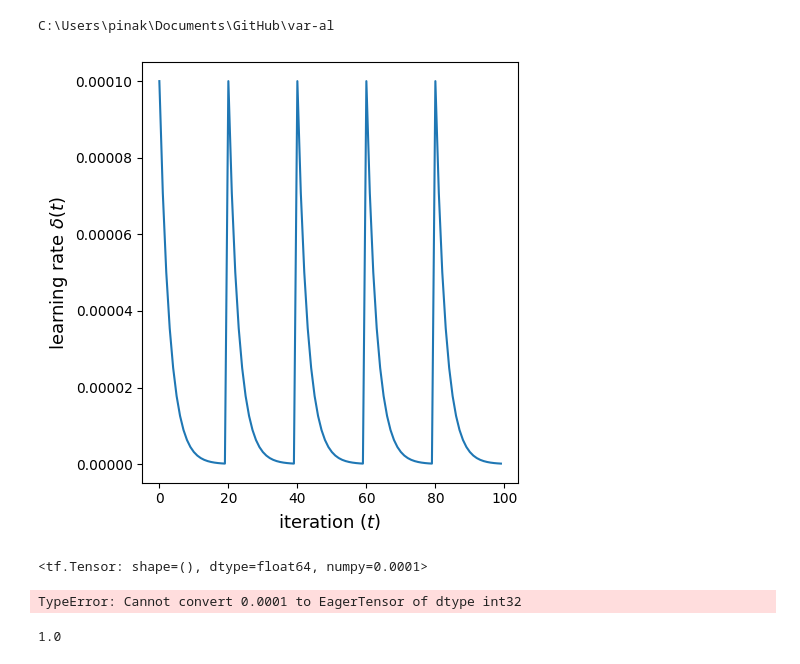
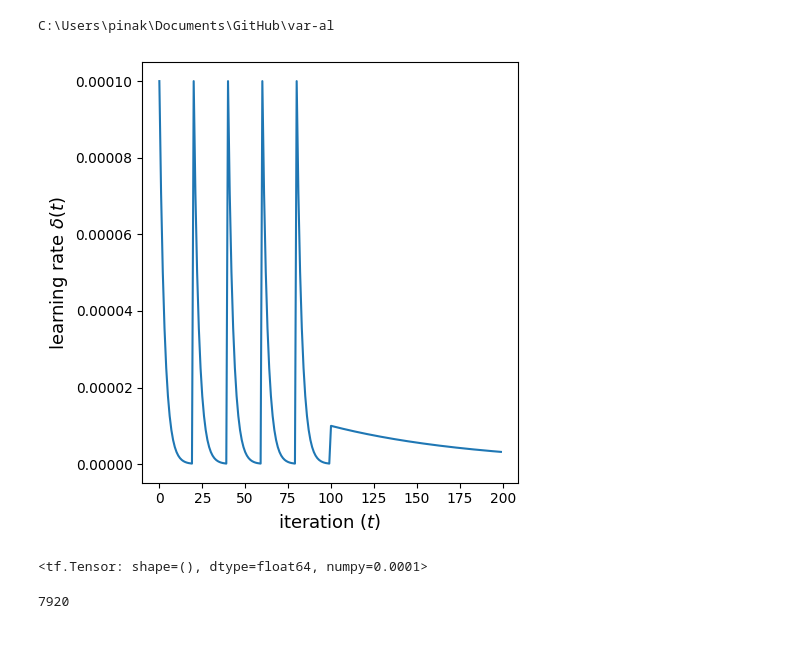
Before and after one commit to pinakm9/var-al, a Jupyter notebook: plotters/learning rate.ipynb, the cells around one changed output. Saved outputs shown, nothing was run; the diff lists cells and outputs as text; code cells hidden in the pictures.

```diff
--- a/plotters/learning rate.ipynb
+++ b/plotters/learning rate.ipynb
@@ -21,53 +21,50 @@ C:\Users\pinak\Documents\GitHub\var-al
 # %%
 # set up plotting parameters
 scale = 1
 xlabel_size = ylabel_size = 12 + scale
 tick_size = 7 + scale
 legend_size = 15 + scale
 title_size = 15 + scale
 cbar_tick_size = 10 + scale
 line_color = "darkgrey"
 
-epochs = 100
-epoch, tau, b0, delb, maxb = 0, 10, 100, 1.01, 5000
+epochs = 500
+epoch, tau, b0, delb, maxb = 0, 10, 100, 1.01, 500
 initial_rate = 1e-4
 decay_rate = 1e-3
 decay_steps = int(2*tau)
 final_learning_rate = 1e-5
 final_decay_rate = 1e-2
 drop = 1.0
-tipping_point = int(2*tau*(maxb-b0)/delb)
+tipping_point = 100#int(2*tau*(maxb-b0)/delb)
 final_decay_steps = epochs - tipping_point
 lr_schedule = arch.CyclicLR_NP(initial_rate, decay_rate, decay_steps,final_learning_rate, final_decay_rate, final_decay_steps,\
                     drop, tipping_point)
 
 fig = plt.figure(figsize=(5, 5))
 ax = fig.add_subplot(111)
-iters = range(0, 100, 1)
+iters = range(0, 200, 1)
 lrs = [lr_schedule(iter) for iter in iters]
 ax.plot(iters, lrs)
 ax.set_xlabel(r'iteration $(t)$', fontsize=xlabel_size)
 ax.set_ylabel(r'learning rate $\delta(t)$', fontsize=ylabel_size)
 plt.tight_layout()
 plt.savefig('../plots/learning-rate.png')
 plt.show()
 # %% [output]
-[figure, old version]
+[figure, new version]
 # %%
 lr_schedule(tf.constant(10000, dtype=tf.int32))
 # %% [output]
 <tf.Tensor: shape=(), dtype=float64, numpy=0.0001>
 # %%
-step = 100
-a = 1 - tf.nn.relu(tf.sign(step-lr_schedule.tipping_point))
-(a*lr_schedule.initial_learning_rate*(lr_schedule.drop)**tf.math.floor(step/lr_schedule.decay_steps))# + (1-a)*lr_schedule.final_learning_rate)
+epoch, tau, b0, delb, maxb = 0, 10, 100, 1.01, 500
+int(2*tau*(maxb-b0)/delb)
 # %% [output]
-TypeError: Cannot convert 0.0001 to EagerTensor of dtype int32
+7920
 # %%
 a*(lr_schedule.drop)**tf.math.floor(step/lr_schedule.decay_steps)
 # %%
 !pip install ipympl
 # %%
 lr_schedule.relu(1.)
-# %% [output]
-1.0
```
Also changed, not shown: 6 other files.
